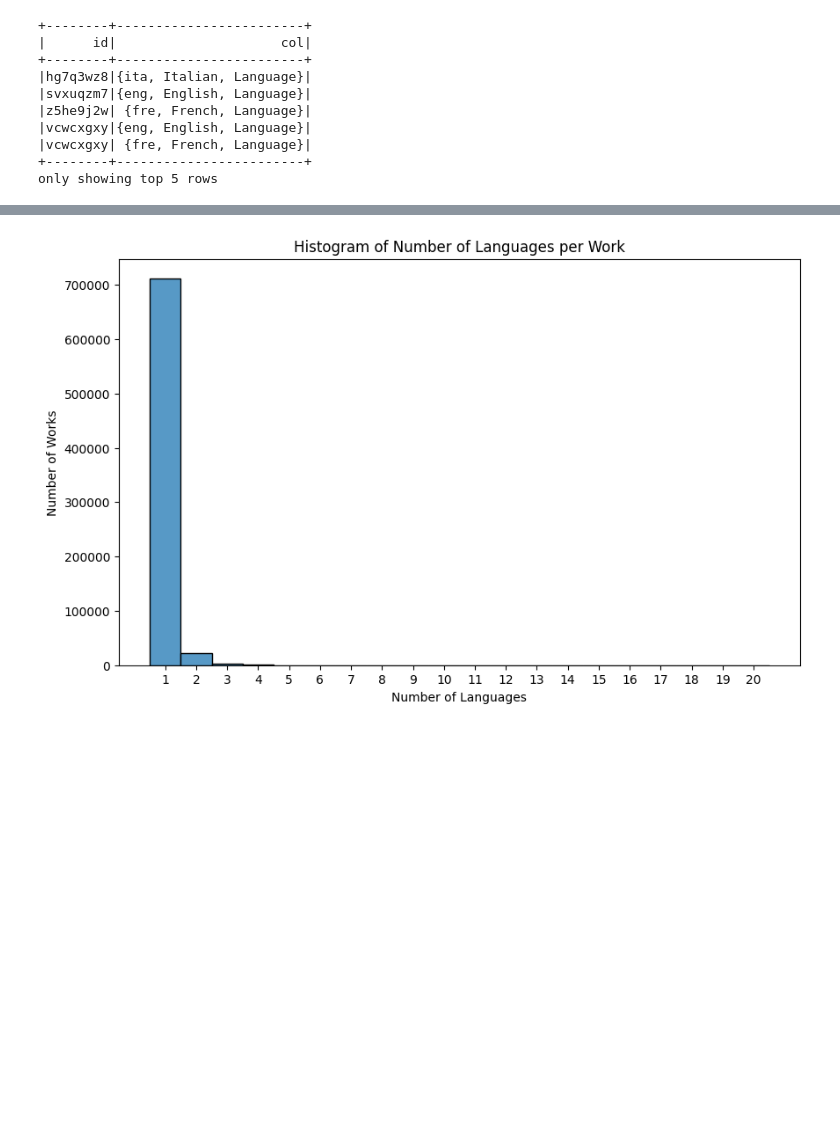
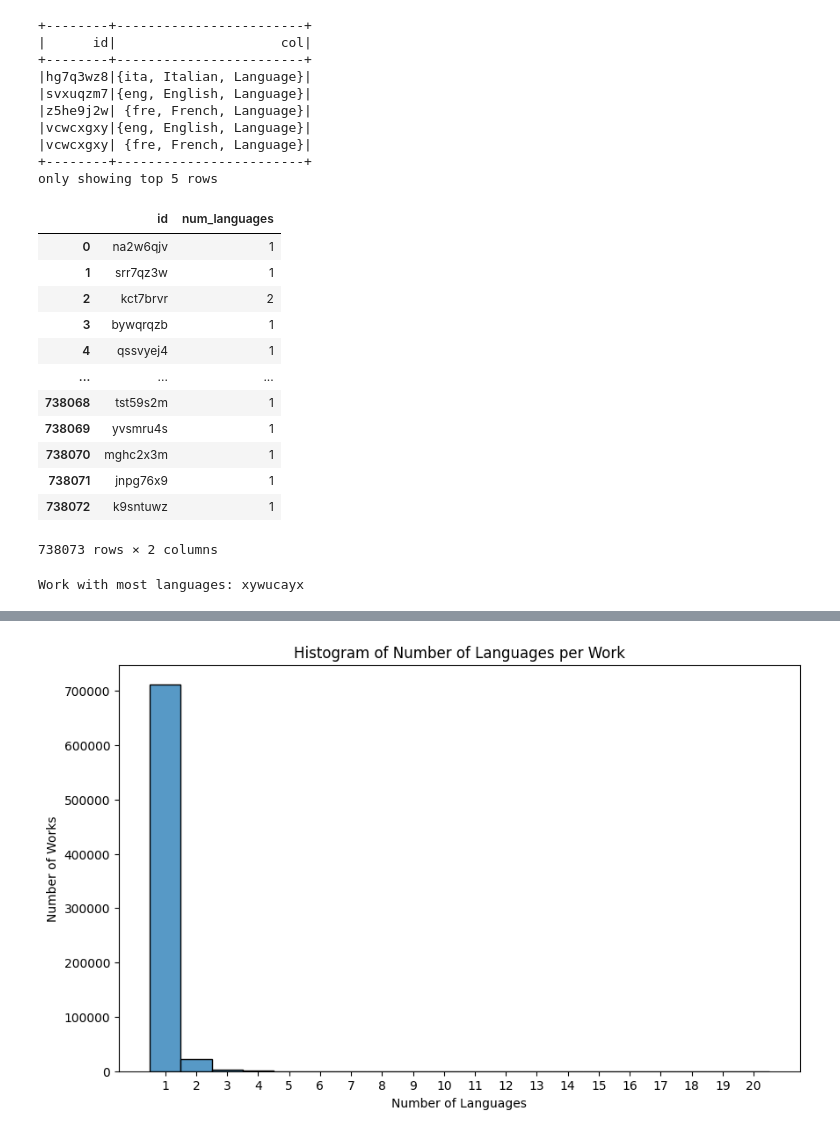
Before and after one commit to danniesim/wc_simd, a Jupyter notebook: notebooks/alto_text.ipynb, the cells around one changed output, grey strips where cells are left out. Cells and saved outputs as stored; diff of their text form; code cells hidden in the pictures; blank space fills up the shorter version.

Commit message:
alto text language survey

```diff
--- a/notebooks/alto_text.ipynb
+++ b/notebooks/alto_text.ipynb
@@ -219,3 +226,25 @@ works_df_lang_count = works_df_lang_exp.groupBy("id").count().withColumnRenamed(
 
 # Convert to Pandas DataFrame
 works_df_lang_count_pd = works_df_lang_count.toPandas()
+# %%
+works_df_lang_count_pd
+# %% [output]
+|  | id | num_languages |
+| 0 | na2w6qjv | 1 |
+| 1 | srr7qz3w | 1 |
+| 2 | kct7brvr | 2 |
+| 3 | bywqrqzb | 1 |
+| 4 | qssvyej4 | 1 |
+| ... | ... | ... |
+| 738068 | tst59s2m | 1 |
+| 738069 | yvsmru4s | 1 |
+| 738070 | mghc2x3m | 1 |
+| 738071 | jnpg76x9 | 1 |
+| 738072 | k9sntuwz | 1 |
+738073 rows × 2 columns
+# %%
+# Find id of work with most languages
+most_languages_id = works_df_lang_count_pd.loc[works_df_lang_count_pd['num_languages'].idxmax(), 'id']
+print(f"Work with most languages: {most_languages_id}")
+# %% [output]
+Work with most languages: xywucayx
```
Also changed, not shown: parts of 8 cells of this notebook.
